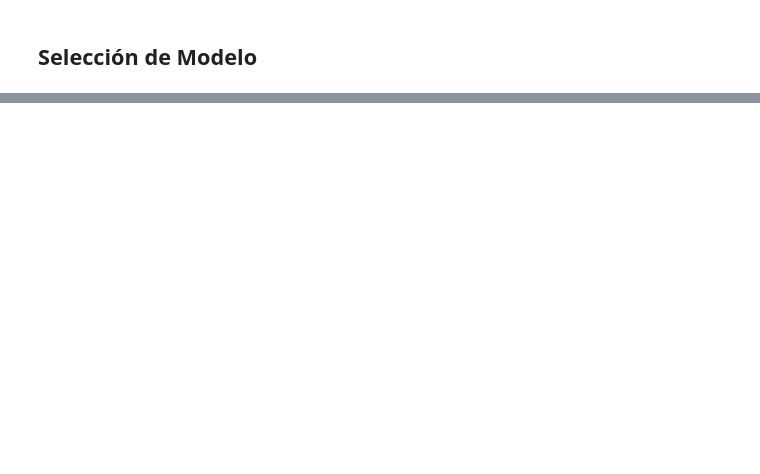
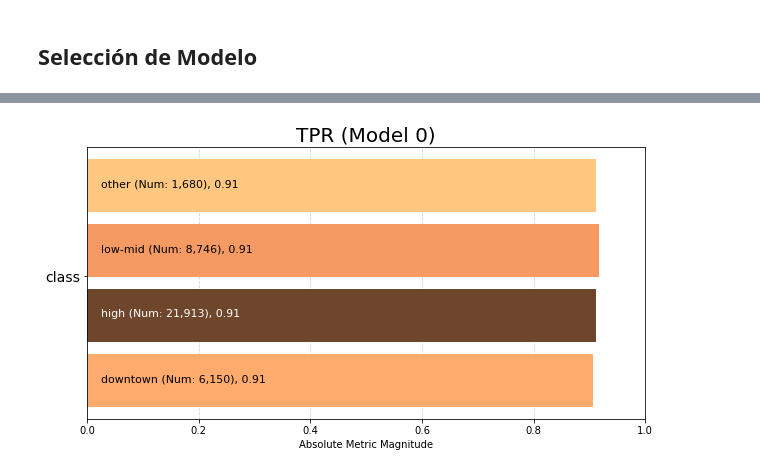
Before and after one commit to jlrzarcor/ITAM-dpa2021, a Jupyter notebook: notebooks/Pipeline.ipynb, the cells around one changed output, grey strips where cells are left out. Drawn from its saved outputs; the diff is of its cells as text; code cells hidden in the pictures; blank space fills up the shorter version.

```diff
--- a/notebooks/Pipeline.ipynb
+++ b/notebooks/Pipeline.ipynb
@@ -440,0 +512,4 @@ df_fe.shape
+# %%
+recall2 = aeq2.plot_group_metric(xtab2, 'tpr')
+# %% [output]
+[figure, added]
```
Also changed, not shown: parts of 58 cells of this notebook, 5 other files.
